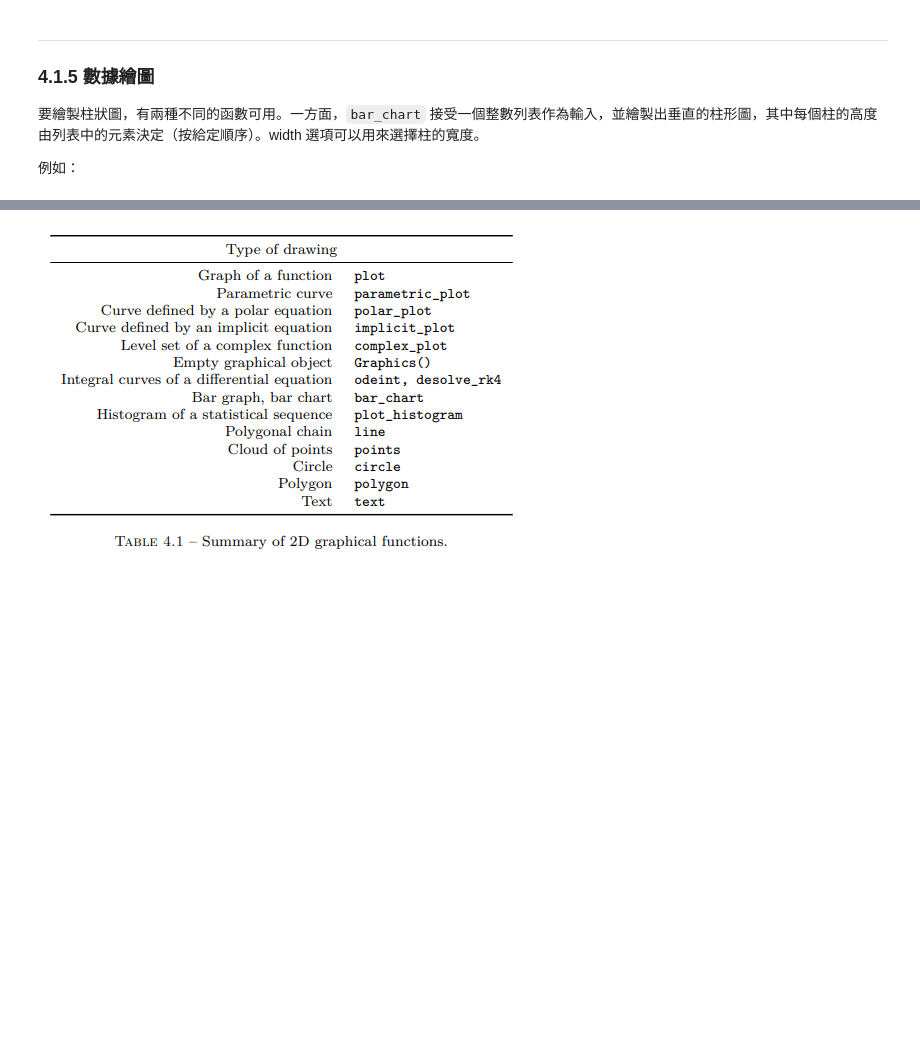
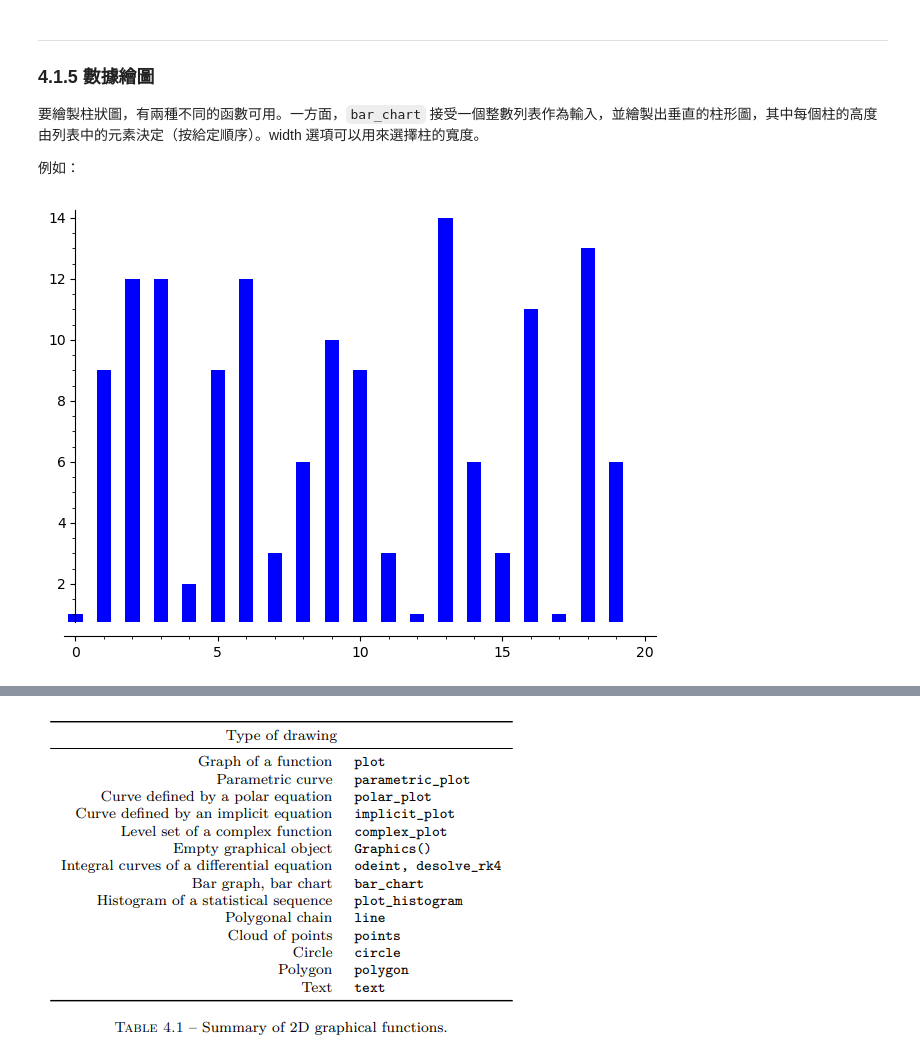
Before and after one commit to mengyulin/EngMathI, a Jupyter notebook: 2D_Graphics/Basic_2dGraphics.ipynb, the cells around one changed output, grey strips where cells are left out. Saved outputs shown, nothing was run; the diff lists cells and outputs as text; code cells hidden in the pictures; blank space fills up the shorter version.

```diff
--- a/2D_Graphics/Basic_2dGraphics.ipynb
+++ b/2D_Graphics/Basic_2dGraphics.ipynb
@@ -124,4 +143,5 @@ ___
 例如：
 # %%
 bar_chart([randrange(15) for i in range(20)])
-sage: bar_chart([x^2 for x in range(1,20)], width=0.2)
+# %% [output]
+[figure, added]
```
Also changed, not shown: parts of 13 cells of this notebook, 1 other file.
